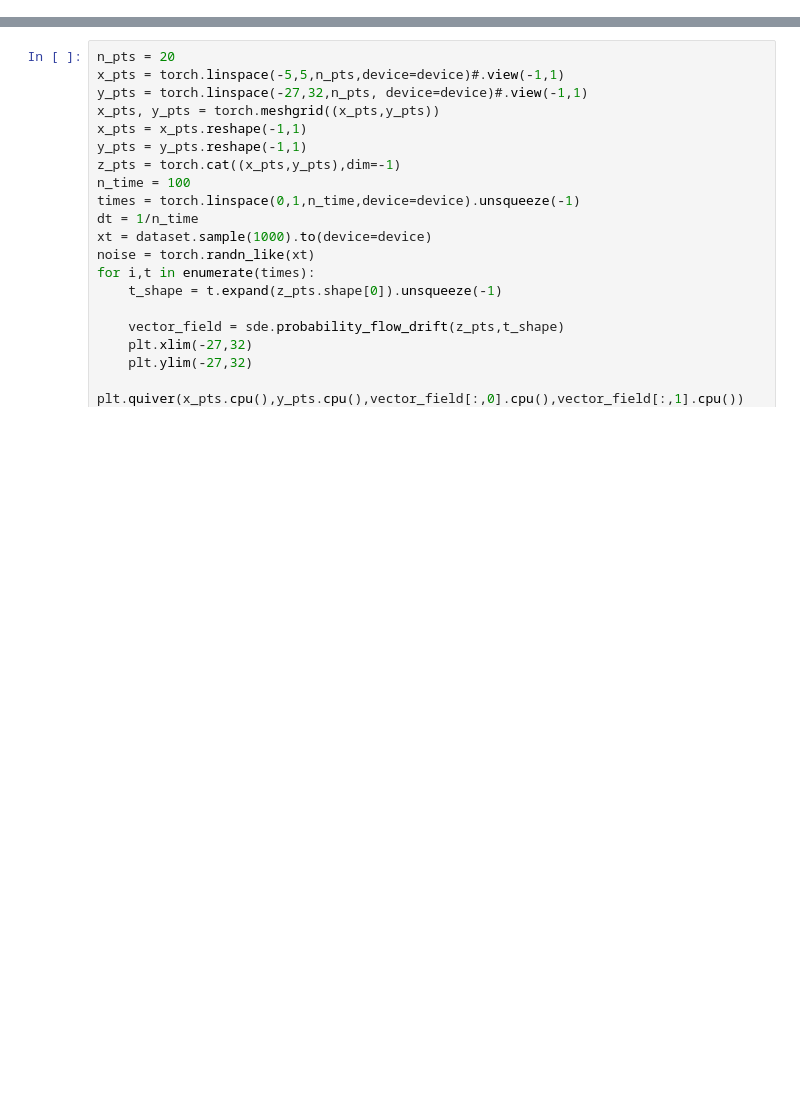
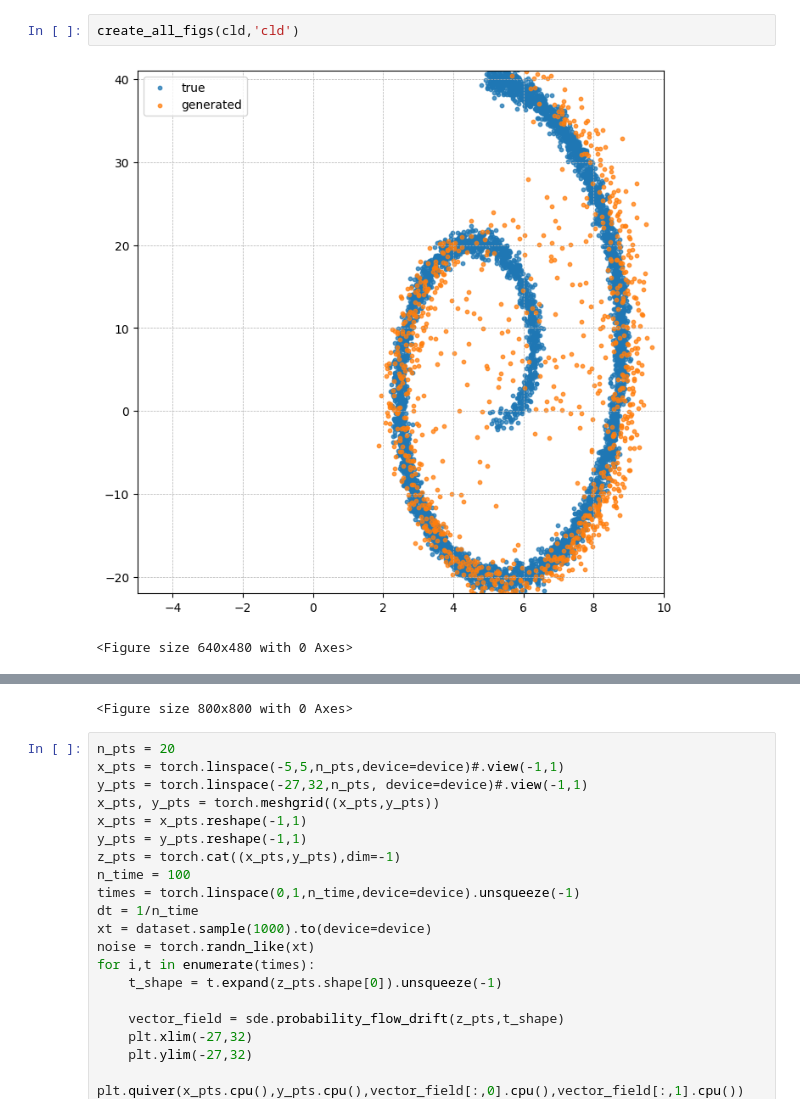
Before and after one commit to KevinRojas1499/variational-sb, a Jupyter notebook: experiment.ipynb, the cells around one changed output, grey strips where cells are left out. Drawn from its saved outputs; the diff is of its cells as text; blank space fills up the shorter version.

```diff
--- a/experiment.ipynb
+++ b/experiment.ipynb
@@ -146,0 +128,5 @@ for sde_name, sde in zip(sde_names,sdes):
+# %%
+create_all_figs(cld,'cld')
+# %% [output]
+[figure, added]
+<Figure size 640x480 with 0 Axes>
@@ -147,3 +134,4 @@ for sde_name, sde in zip(sde_names,sdes):
+<Figure size 800x800 with 0 Axes>
 # %%
 n_pts = 20
 x_pts = torch.linspace(-5,5,n_pts,device=device)#.view(-1,1)
```
Also changed, not shown: parts of 11 cells of this notebook, 9 other files.
